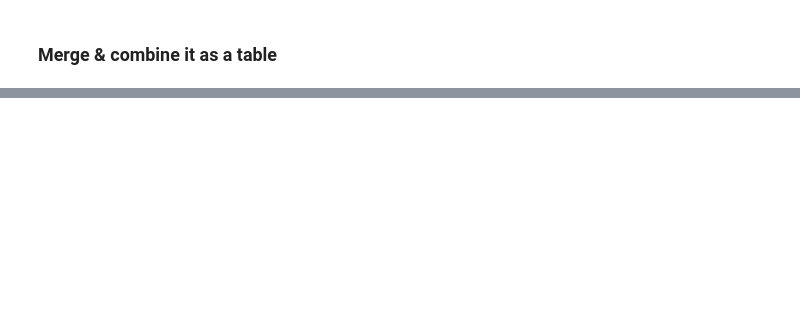
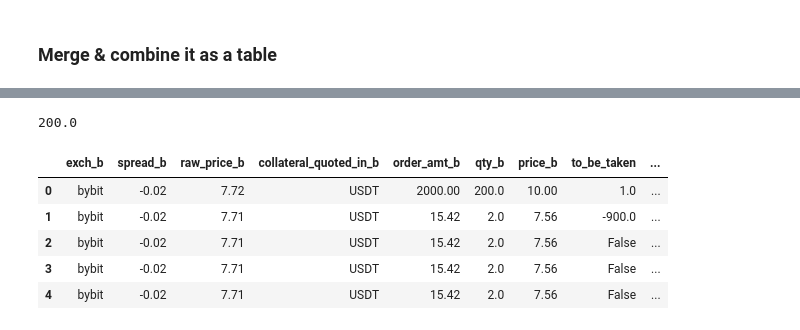
Before and after one commit to karsonchancwk/crypto_premarket_dashboard_demo, a Jupyter notebook: demo_explanation.ipynb, the cells around one changed output, grey strips where cells are left out. Cells and saved outputs as stored; diff of their text form; code cells hidden in the pictures; blank space fills up the shorter version.

```diff
--- a/demo_explanation.ipynb
+++ b/demo_explanation.ipynb
@@ -96,0 +414,8 @@ axis=1)[['exchange_bid', 'order_amount_bid', 'quantity_bid', 'price_bid', 'price
+# %%
+orders_to_be_taken = pd.DataFrame(columns=['exch_b', 'collateral_quoted_in_b', 'order_amt_b', 'price_b','qty' ,'price_a', 'order_amt_a', 'collateral_quoted_in_a', 'exch_a','gas', 'profit'])
+bids = orb[['exch_b', 'spread_b', 'raw_price_b','collateral_quoted_in_b', 'order_amt_b', 'qty_b', 'price_b']].dropna(how='all')
+asks = orb[['price_a', 'qty_a', 'order_amt_a', 'collateral_quoted_in_a', 'raw_price_a', 'spread_a', 'exch_a']].dropna(how='all')
+# %%
+row_b = row_a = 0
+max_row_b = len(bids.index)
+max_row_a = len(asks.index)
@@ -96,0 +432,4 @@ axis=1)[['exchange_bid', 'order_amount_bid', 'quantity_bid', 'price_bid', 'price
+# %%
+bids.loc[0, 'price_b'] = 10
+bids.loc[0, 'qty_b'] = 200
+bids.loc[0,'order_amt_b'] = 2000
@@ -96,0 +515,19 @@ axis=1)[['exchange_bid', 'order_amount_bid', 'quantity_bid', 'price_bid', 'price
+# %%
+total_qty
+# %% [output]
+200.0
+# %%
+remaining_qty = total_qty
+total_collateral = 0
+for i in range(max_row_b):
+  if math.isclose(remaining_qty,0.0):
+    break
+
+  if remaining_qty < bids['qty_b'][i]:
+    total_collateral += remaining_qty * bids['price_b'][i]
+    bids.loc[i, 'take_percent'] = remaining_qty / bids['qty_b'][i]
+    break
+
+  total_collateral += bids['order_amt_b'][i]
+  remaining_qty -= bids['qty_b'][i]
+  bids.loc[i, 'take_percent'] = 1.0
@@ -96,0 +546,9 @@ axis=1)[['exchange_bid', 'order_amount_bid', 'quantity_bid', 'price_bid', 'price
+# %%
+bids.head()
+# %% [output]
+|  | exch_b | spread_b | raw_price_b | collateral_quoted_in_b | order_amt_b | qty_b | price_b | to_be_taken | ... |
+| 0 | bybit | -0.02 | 7.72 | USDT | 2000.00 | 200.0 | 10.00 | 1.0 | ... |
+| 1 | bybit | -0.02 | 7.71 | USDT | 15.42 | 2.0 | 7.56 | -900.0 | ... |
+| 2 | bybit | -0.02 | 7.71 | USDT | 15.42 | 2.0 | 7.56 | False | ... |
+| 3 | bybit | -0.02 | 7.71 | USDT | 15.42 | 2.0 | 7.56 | False | ... |
+| 4 | bybit | -0.02 | 7.71 | USDT | 15.42 | 2.0 | 7.56 | False | ... |
```
Also changed, not shown: parts of 40 cells of this notebook, 8 other files.
